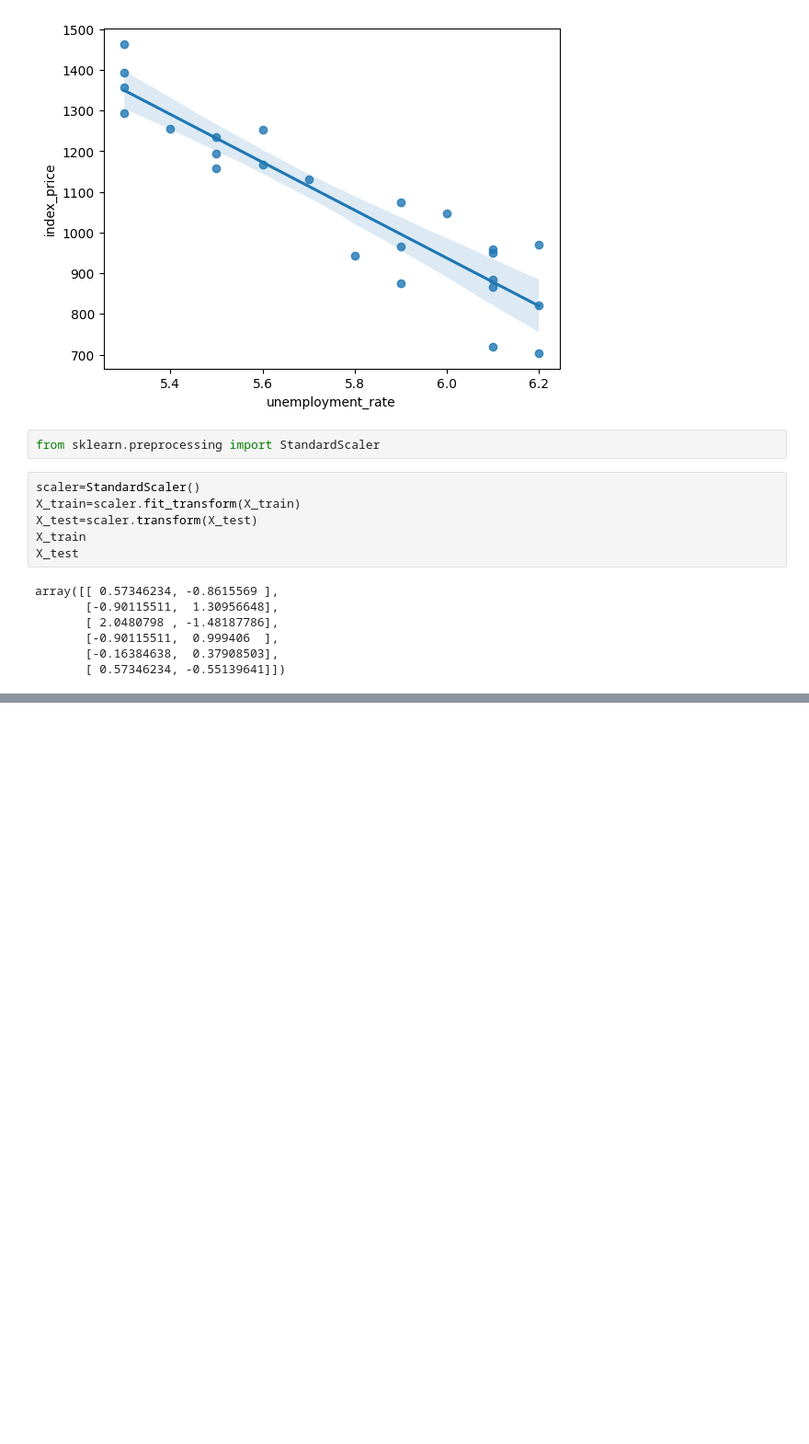
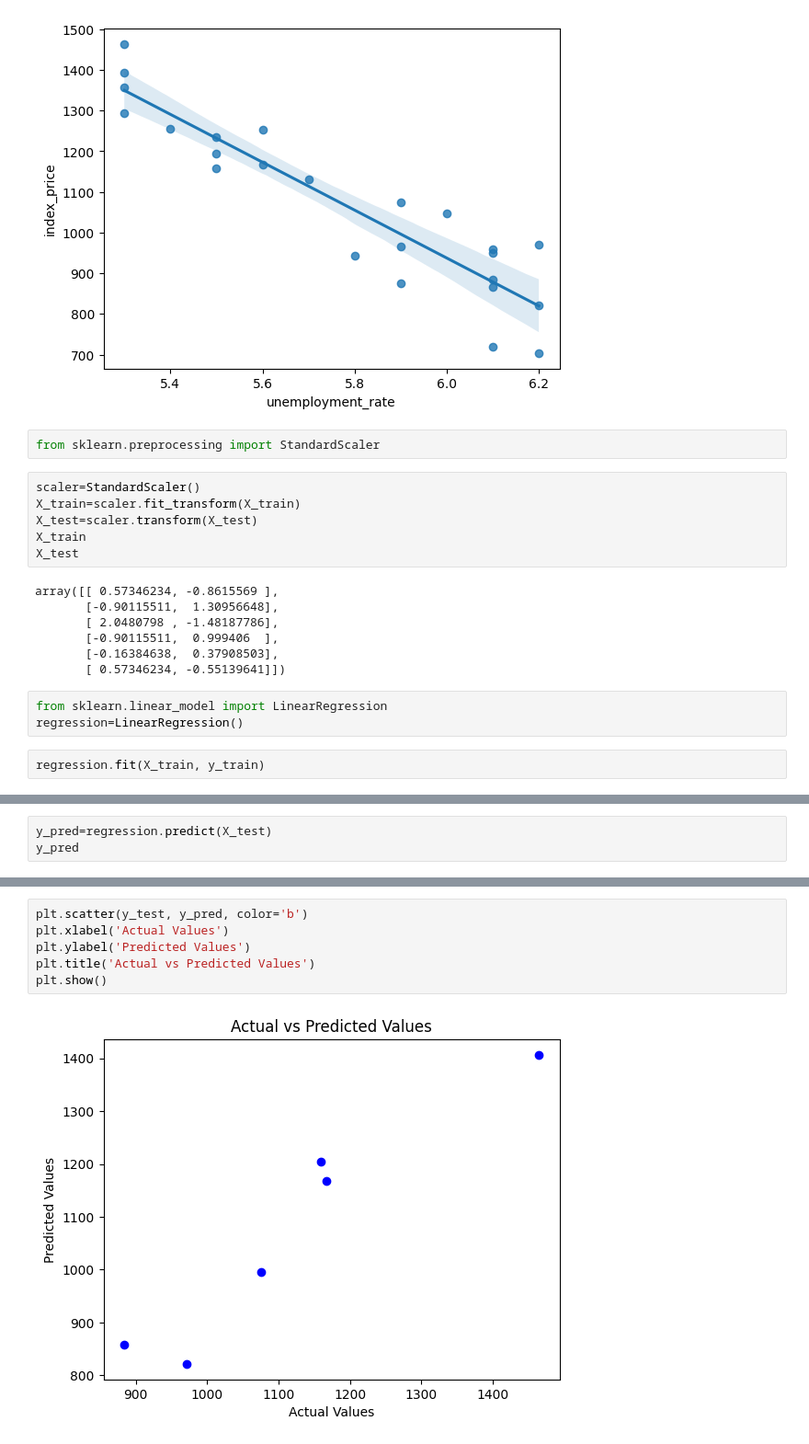
Before and after one commit to ssjha210/mlops-practice, a Jupyter notebook: 02_Multiple_Linear_Regression/notebook.ipynb, the cells around one changed output, grey strips where cells are left out. Shown at 92% size. Cells and saved outputs as stored; diff of their text form; blank space fills up the shorter version.

```diff
--- a/02_Multiple_Linear_Regression/notebook.ipynb
+++ b/02_Multiple_Linear_Regression/notebook.ipynb
@@ -118,3 +118,8 @@ array([[ 0.57346234, -0.8615569 ],
        [-0.90115511,  0.999406  ],
        [-0.16384638,  0.37908503],
        [ 0.57346234, -0.55139641]])
+# %%
+from sklearn.linear_model import LinearRegression
+regression=LinearRegression()
+# %%
+regression.fit(X_train, y_train)
@@ -120,0 +140,3 @@ array([[ 0.57346234, -0.8615569 ],
+# %%
+y_pred=regression.predict(X_test)
+y_pred
@@ -120,0 +164,8 @@ array([[ 0.57346234, -0.8615569 ],
+# %%
+plt.scatter(y_test, y_pred, color='b')
+plt.xlabel('Actual Values')
+plt.ylabel('Predicted Values')
+plt.title('Actual vs Predicted Values')
+plt.show()
+# %% [output]
+[figure, added]
```
Also changed, not shown: parts of 11 cells of this notebook.
